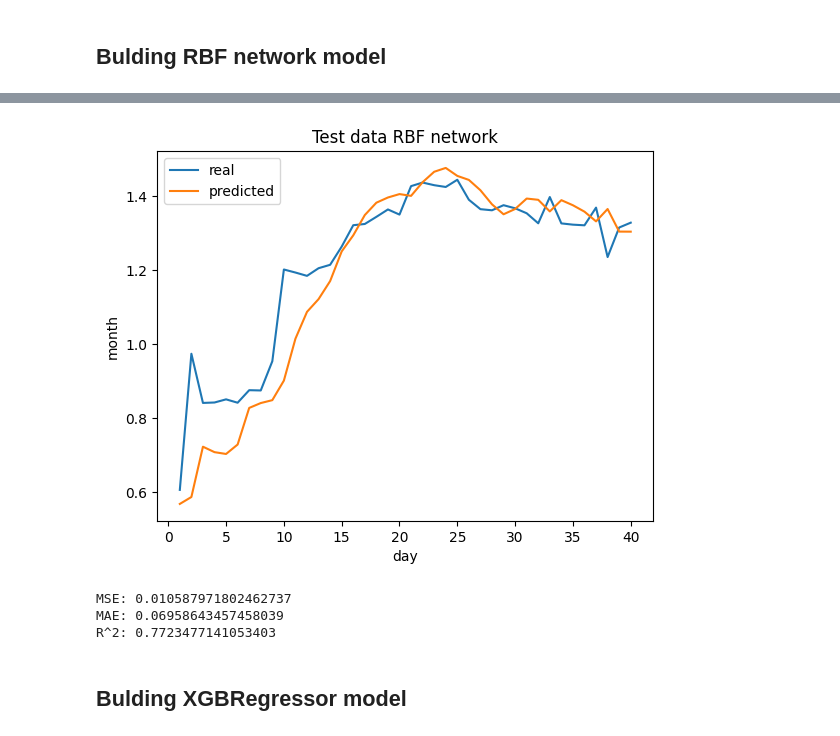
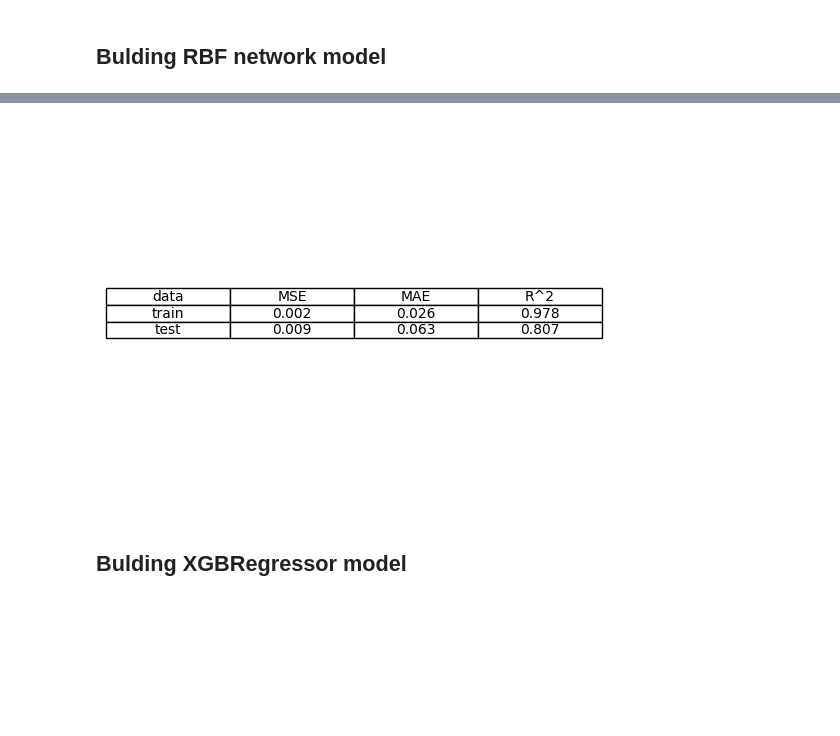
Before and after one commit to lion158/BetaPrediction, a Jupyter notebook: prediction.ipynb, the cells around one changed output, grey strips where cells are left out. Cells and saved outputs as stored; diff of their text form; code cells hidden in the pictures; blank space fills up the shorter version.

```diff
--- a/prediction.ipynb
+++ b/prediction.ipynb
@@ -247,20 +231,28 @@ R^2: 0.9764394536404774
 # %%
-import pandas as pd
 import matplotlib.pyplot as plt
 
-# Tworzenie tabeli
-data = {'data': ['train', 'test'],
-        'MSE': [round(mse_train, 3), round(mse_test, 3)],
-        'MAE': [round(mae_train, 3), round(mae_test, 3)],
-        'R^2': [round(r2_train, 3), round(r2_test, 3)]
-        }
+def score_table(y_train, y_pred_train, y_test, y_pred_test, title):
+    mse_train = mean_squared_error(y_train, y_pred_train)
+    mae_train = mean_absolute_error(y_train, y_pred_train)
+    r2_train = r2_score(y_train, y_pred_train)
 
-df = pd.DataFrame(data)
+    mse_test = mean_squared_error(y_test, y_pred_test)
+    mae_test = mean_absolute_error(y_test, y_pred_test)
+    r2_test = r2_score(y_test, y_pred_test)
+    # Tworzenie tabeli
+    data = {'data': ['train', 'test'],
+            'MSE': [round(mse_train, 3), round(mse_test, 3)],
+            'MAE': [round(mae_train, 3), round(mae_test, 3)],
+            'R^2': [round(r2_train, 3), round(r2_test, 3)]
+            }
 
-# Tworzenie wykresu tabeli
-fig, ax = plt.subplots(figsize=(8, 4))  # Ustalenie rozmiaru wykresu
-ax.axis('off')  # Wyłączenie osi
+    df = pd.DataFrame(data)
 
-table = ax.table(cellText=df.values, colLabels=df.columns, cellLoc='center', loc='center')
-# Zapisywanie tabeli jako obraz PNG
-plt.savefig('tabela.png', bbox_inches='tight', pad_inches=0.5)
+    # Tworzenie wykresu tabeli
+    fig, ax = plt.subplots()  # Ustalenie rozmiaru wykresu
+    ax.axis('off')  # Wyłączenie osi
+
+    table = ax.table(cellText=df.values, colLabels=df.columns, cellLoc='center', loc='center')
+    # Zapisywanie tabeli jako obraz PNG
+    plt.savefig(f'tabela{title}.png', bbox_inches='tight', pad_inches=0.5)
+    plt.show()
@@ -273,11 +258,0 @@ y_pred = model.predict(X_test)
-# %%
-x = np.arange(1, len(y_pred) + 1)
-plt.plot(x,y_test, label='real')
-plt.plot(x,y_pred, label='predicted')
-plt.xlabel('day')
-plt.ylabel('month')
-plt.legend()
-plt.title('Test data RBF network')
-plt.show()
-# %% [output]
-[figure, removed]
@@ -288,11 +259,7 @@ r2 = r2_score(y_test, y_pred)
-# %%
-print("MSE:", mse)
-print("MAE:", mae)
-print("R^2:", r2)
-# %% [output]
-MSE: 0.010587971802462737
-MAE: 0.06958643457458039
-R^2: 0.7723477141053403
+# %%
+score_table(y_train, y_pred_train, y_test, y_pred_test, 'RBF_table')
+# %% [output]
+[figure, added]
 # %% [markdown]
 ## Bulding XGBRegressor model
 # %%
```
Also changed, not shown: parts of 35 cells of this notebook, 23 other files.
